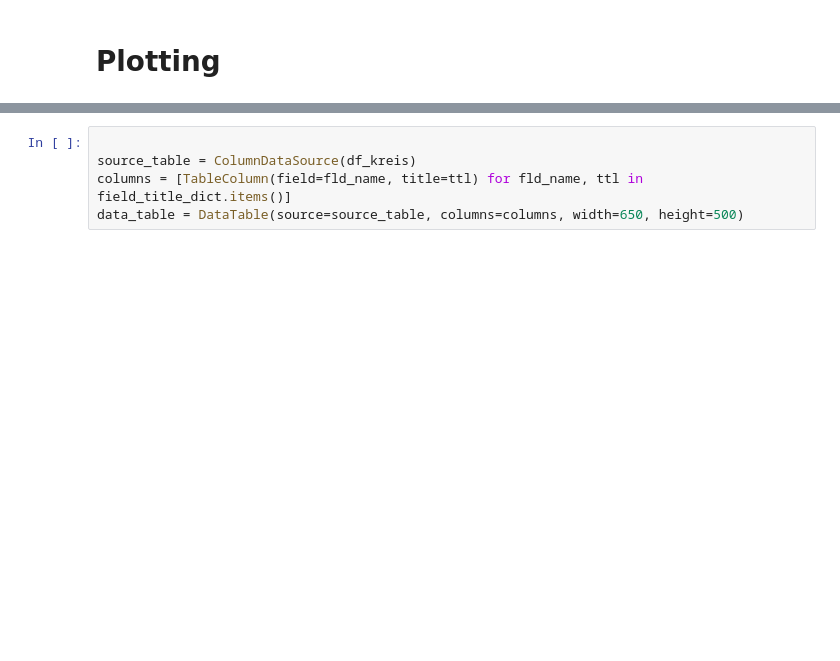
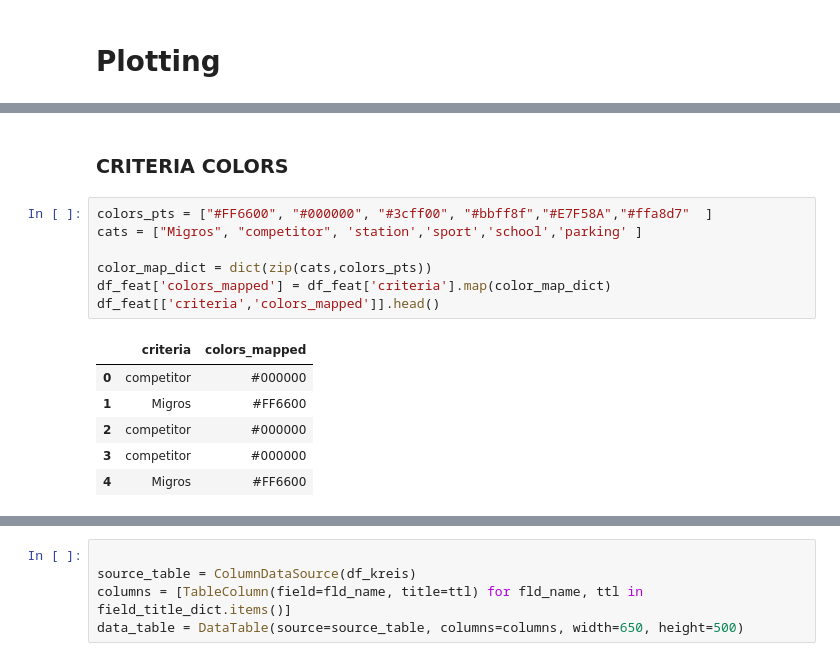
Before and after one commit to BarrySunderland/propulsion-migros-data-challange-oana-barry-fabio, a Jupyter notebook: plotting.ipynb, the cells around one changed output, grey strips where cells are left out. Cells and saved outputs as stored; diff of their text form; blank space fills up the shorter version.

```diff
--- a/plotting.ipynb
+++ b/plotting.ipynb
@@ -425,3 +474,19 @@ df_feat[['criteria','pt_sizes']].head()
+# %% [markdown]
+### CRITERIA COLORS
+# %%
+colors_pts = ["#FF6600", "#000000", "#3cff00", "#bbff8f","#E7F58A","#ffa8d7"  ]
+cats = ["Migros", "competitor", 'station','sport','school','parking' ]
+
+color_map_dict = dict(zip(cats,colors_pts))
+df_feat['colors_mapped'] = df_feat['criteria'].map(color_map_dict)
+df_feat[['criteria','colors_mapped']].head()
+# %% [output]
+|  | criteria | colors_mapped |
+| 0 | competitor | #000000 |
+| 1 | Migros | #FF6600 |
+| 2 | competitor | #000000 |
+| 3 | competitor | #000000 |
+| 4 | Migros | #FF6600 |
 # %%
 
 output_file("migros_challenge.html")
```
Also changed, not shown: parts of 29 cells of this notebook, 29 other files.
